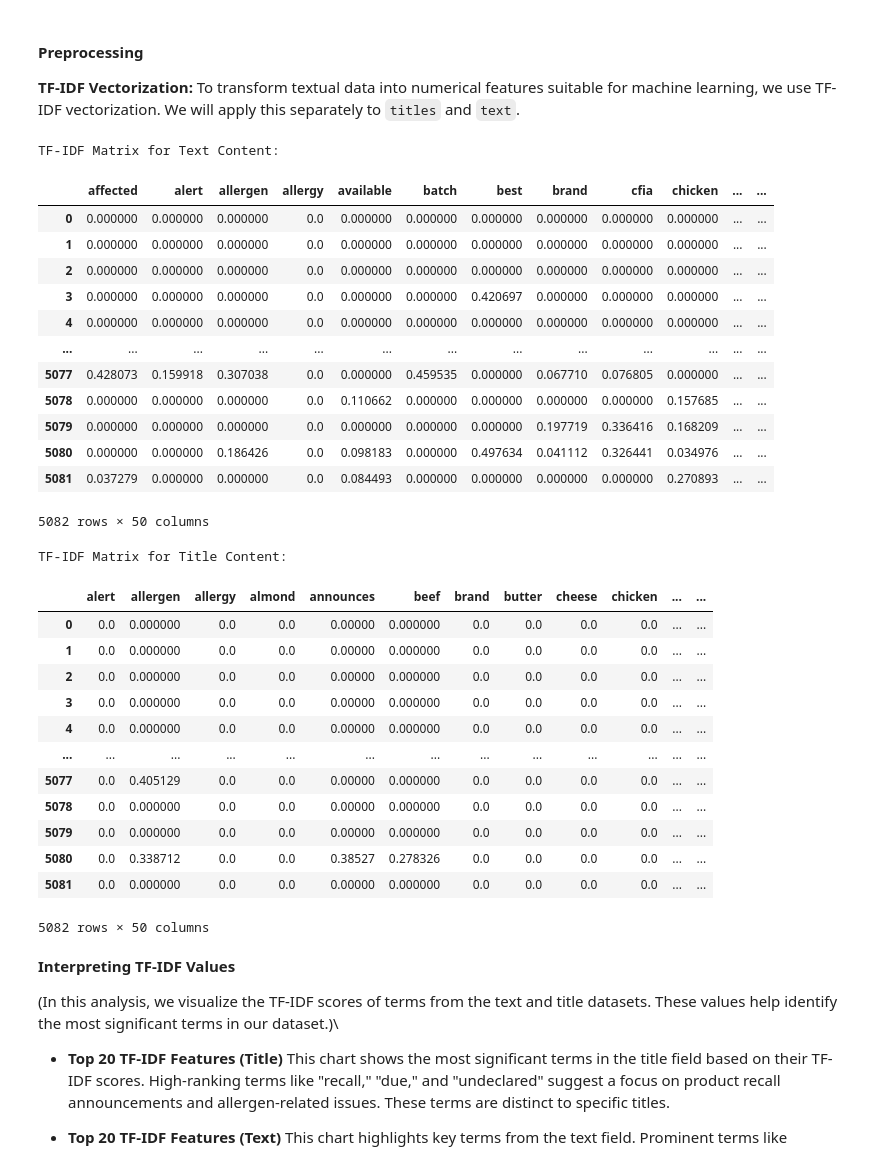
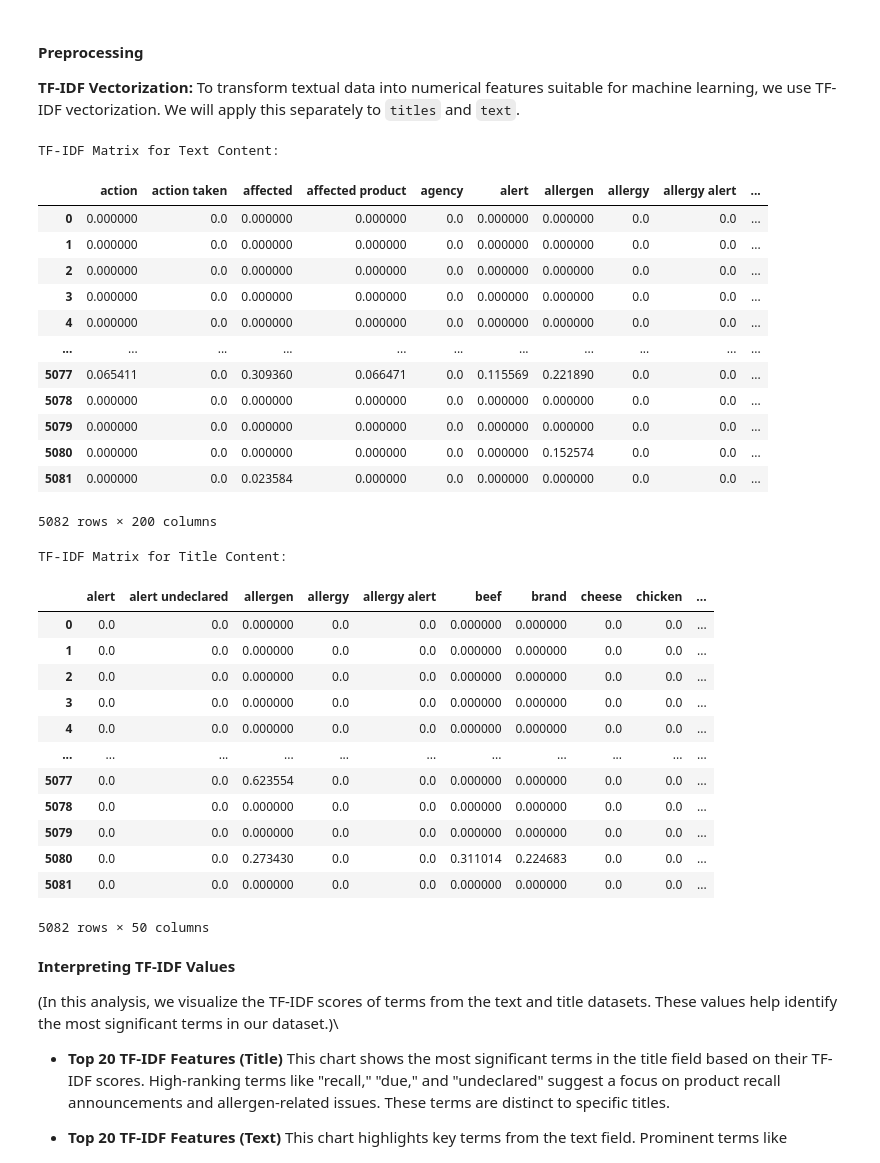
Before and after one commit to LefkiAth/SemEval2025, a Jupyter notebook: code/Benchmark_Analysis_LR.ipynb, the cells around one changed output. Saved outputs shown, nothing was run; the diff lists cells and outputs as text; code cells hidden in the pictures.

```diff
--- a/code/Benchmark_Analysis_LR.ipynb
+++ b/code/Benchmark_Analysis_LR.ipynb
@@ -94,66 +94,66 @@ val_text_data_tfidf = validation_data['text']
 val_title_data_tfidf = validation_data['title']
 
 # Initialize separate TF-IDF vectorizers for text and titles from train_data
-text_vectorizer = TfidfVectorizer(max_features=50)  # Top 50 features for text
-title_vectorizer = TfidfVectorizer(max_features=50)  # Top 50 features for titles
+text_vectorizer = TfidfVectorizer(ngram_range=(1, 2), max_features=200)
+title_vectorizer = TfidfVectorizer(ngram_range=(1, 2), max_features=50)
 
 # Initialize separate TF-IDF vectorizers for text and titles from validation_data
-val_text_vectorizer = TfidfVectorizer(max_features=50)  # Top 50 features for text
-val_title_vectorizer = TfidfVectorizer(max_features=50)  # Top 50 features for titles
+val_text_vectorizer = TfidfVectorizer(ngram_range=(1, 2), max_features=200)
+val_title_vectorizer = title_vectorizer = TfidfVectorizer(ngram_range=(1, 2), max_features=50)
 
 
 # Fit and transform the text and title data for train_data
 text_tfidf_matrix = text_vectorizer.fit_transform(text_data_tfidf)
 title_tfidf_matrix = title_vectorizer.fit_transform(title_data_tfidf)
 
 # Fit and transform the text and title data for validation_data
 val_text_tfidf_matrix = text_vectorizer.fit_transform(val_text_data_tfidf)
 val_title_tfidf_matrix = title_vectorizer.fit_transform(val_title_data_tfidf)
 
 # Convert the matrices to DataFrames for better readability for train_data
 text_tfidf_df = pd.DataFrame(text_tfidf_matrix.toarray(), columns=text_vectorizer.get_feature_names_out())
 title_tfidf_df = pd.DataFrame(title_tfidf_matrix.toarray(), columns=title_vectorizer.get_feature_names_out())
 
 # Convert the matrices to DataFrames for better readability for validation_data
 val_text_tfidf_df = pd.DataFrame(text_tfidf_matrix.toarray(), columns=text_vectorizer.get_feature_names_out())
 val_title_tfidf_df = pd.DataFrame(title_tfidf_matrix.toarray(), columns=title_vectorizer.get_feature_names_out())
 
 
 
 # Display the TF-IDF DataFrames
 print("TF-IDF Matrix for Text Content:")
 display(text_tfidf_df)
 
 print("TF-IDF Matrix for Title Content:")
 display(title_tfidf_df)
 # %% [output]
 TF-IDF Matrix for Text Content:
-|  | affected | alert | allergen | allergy | available | batch | best | brand | cfia | chicken | ... | ... |
-| 0 | 0.000000 | 0.000000 | 0.000000 | 0.0 | 0.000000 | 0.000000 | 0.000000 | 0.000000 | 0.000000 | 0.000000 | ... | ... |
-| 1 | 0.000000 | 0.000000 | 0.000000 | 0.0 | 0.000000 | 0.000000 | 0.000000 | 0.000000 | 0.000000 | 0.000000 | ... | ... |
-| 2 | 0.000000 | 0.000000 | 0.000000 | 0.0 | 0.000000 | 0.000000 | 0.000000 | 0.000000 | 0.000000 | 0.000000 | ... | ... |
-| 3 | 0.000000 | 0.000000 | 0.000000 | 0.0 | 0.000000 | 0.000000 | 0.420697 | 0.000000 | 0.000000 | 0.000000 | ... | ... |
-| 4 | 0.000000 | 0.000000 | 0.000000 | 0.0 | 0.000000 | 0.000000 | 0.000000 | 0.000000 | 0.000000 | 0.000000 | ... | ... |
-| ... | ... | ... | ... | ... | ... | ... | ... | ... | ... | ... | ... | ... |
-| 5077 | 0.428073 | 0.159918 | 0.307038 | 0.0 | 0.000000 | 0.459535 | 0.000000 | 0.067710 | 0.076805 | 0.000000 | ... | ... |
-| 5078 | 0.000000 | 0.000000 | 0.000000 | 0.0 | 0.110662 | 0.000000 | 0.000000 | 0.000000 | 0.000000 | 0.157685 | ... | ... |
-| 5079 | 0.000000 | 0.000000 | 0.000000 | 0.0 | 0.000000 | 0.000000 | 0.000000 | 0.197719 | 0.336416 | 0.168209 | ... | ... |
-| 5080 | 0.000000 | 0.000000 | 0.186426 | 0.0 | 0.098183 | 0.000000 | 0.497634 | 0.041112 | 0.326441 | 0.034976 | ... | ... |
-| 5081 | 0.037279 | 0.000000 | 0.000000 | 0.0 | 0.084493 | 0.000000 | 0.000000 | 0.000000 | 0.000000 | 0.270893 | ... | ... |
+|  | action | action taken | affected | affected product | agency | alert | allergen | allergy | allergy alert | ... |
+| 0 | 0.000000 | 0.0 | 0.000000 | 0.000000 | 0.0 | 0.000000 | 0.000000 | 0.0 | 0.0 | ... |
+| 1 | 0.000000 | 0.0 | 0.000000 | 0.000000 | 0.0 | 0.000000 | 0.000000 | 0.0 | 0.0 | ... |
+| 2 | 0.000000 | 0.0 | 0.000000 | 0.000000 | 0.0 | 0.000000 | 0.000000 | 0.0 | 0.0 | ... |
+| 3 | 0.000000 | 0.0 | 0.000000 | 0.000000 | 0.0 | 0.000000 | 0.000000 | 0.0 | 0.0 | ... |
+| 4 | 0.000000 | 0.0 | 0.000000 | 0.000000 | 0.0 | 0.000000 | 0.000000 | 0.0 | 0.0 | ... |
+| ... | ... | ... | ... | ... | ... | ... | ... | ... | ... | ... |
+| 5077 | 0.065411 | 0.0 | 0.309360 | 0.066471 | 0.0 | 0.115569 | 0.221890 | 0.0 | 0.0 | ... |
+| 5078 | 0.000000 | 0.0 | 0.000000 | 0.000000 | 0.0 | 0.000000 | 0.000000 | 0.0 | 0.0 | ... |
+| 5079 | 0.000000 | 0.0 | 0.000000 | 0.000000 | 0.0 | 0.000000 | 0.000000 | 0.0 | 0.0 | ... |
+| 5080 | 0.000000 | 0.0 | 0.000000 | 0.000000 | 0.0 | 0.000000 | 0.152574 | 0.0 | 0.0 | ... |
+| 5081 | 0.000000 | 0.0 | 0.023584 | 0.000000 | 0.0 | 0.000000 | 0.000000 | 0.0 | 0.0 | ... |
-5082 rows × 50 columns
+5082 rows × 200 columns
 TF-IDF Matrix for Title Content:
-|  | alert | allergen | allergy | almond | announces | beef | brand | butter | cheese | chicken | ... | ... |
-| 0 | 0.0 | 0.000000 | 0.0 | 0.0 | 0.00000 | 0.000000 | 0.0 | 0.0 | 0.0 | 0.0 | ... | ... |
-| 1 | 0.0 | 0.000000 | 0.0 | 0.0 | 0.00000 | 0.000000 | 0.0 | 0.0 | 0.0 | 0.0 | ... | ... |
-| 2 | 0.0 | 0.000000 | 0.0 | 0.0 | 0.00000 | 0.000000 | 0.0 | 0.0 | 0.0 | 0.0 | ... | ... |
-| 3 | 0.0 | 0.000000 | 0.0 | 0.0 | 0.00000 | 0.000000 | 0.0 | 0.0 | 0.0 | 0.0 | ... | ... |
-| 4 | 0.0 | 0.000000 | 0.0 | 0.0 | 0.00000 | 0.000000 | 0.0 | 0.0 | 0.0 | 0.0 | ... | ... |
-| ... | ... | ... | ... | ... | ... | ... | ... | ... | ... | ... | ... | ... |
-| 5077 | 0.0 | 0.405129 | 0.0 | 0.0 | 0.00000 | 0.000000 | 0.0 | 0.0 | 0.0 | 0.0 | ... | ... |
-| 5078 | 0.0 | 0.000000 | 0.0 | 0.0 | 0.00000 | 0.000000 | 0.0 | 0.0 | 0.0 | 0.0 | ... | ... |
-| 5079 | 0.0 | 0.000000 | 0.0 | 0.0 | 0.00000 | 0.000000 | 0.0 | 0.0 | 0.0 | 0.0 | ... | ... |
-| 5080 | 0.0 | 0.338712 | 0.0 | 0.0 | 0.38527 | 0.278326 | 0.0 | 0.0 | 0.0 | 0.0 | ... | ... |
-| 5081 | 0.0 | 0.000000 | 0.0 | 0.0 | 0.00000 | 0.000000 | 0.0 | 0.0 | 0.0 | 0.0 | ... | ... |
+|  | alert | alert undeclared | allergen | allergy | allergy alert | beef | brand | cheese | chicken | ... |
+| 0 | 0.0 | 0.0 | 0.000000 | 0.0 | 0.0 | 0.000000 | 0.000000 | 0.0 | 0.0 | ... |
+| 1 | 0.0 | 0.0 | 0.000000 | 0.0 | 0.0 | 0.000000 | 0.000000 | 0.0 | 0.0 | ... |
+| 2 | 0.0 | 0.0 | 0.000000 | 0.0 | 0.0 | 0.000000 | 0.000000 | 0.0 | 0.0 | ... |
+| 3 | 0.0 | 0.0 | 0.000000 | 0.0 | 0.0 | 0.000000 | 0.000000 | 0.0 | 0.0 | ... |
+| 4 | 0.0 | 0.0 | 0.000000 | 0.0 | 0.0 | 0.000000 | 0.000000 | 0.0 | 0.0 | ... |
+| ... | ... | ... | ... | ... | ... | ... | ... | ... | ... | ... |
+| 5077 | 0.0 | 0.0 | 0.623554 | 0.0 | 0.0 | 0.000000 | 0.000000 | 0.0 | 0.0 | ... |
+| 5078 | 0.0 | 0.0 | 0.000000 | 0.0 | 0.0 | 0.000000 | 0.000000 | 0.0 | 0.0 | ... |
+| 5079 | 0.0 | 0.0 | 0.000000 | 0.0 | 0.0 | 0.000000 | 0.000000 | 0.0 | 0.0 | ... |
+| 5080 | 0.0 | 0.0 | 0.273430 | 0.0 | 0.0 | 0.311014 | 0.224683 | 0.0 | 0.0 | ... |
+| 5081 | 0.0 | 0.0 | 0.000000 | 0.0 | 0.0 | 0.000000 | 0.000000 | 0.0 | 0.0 | ... |
 5082 rows × 50 columns
 # %% [markdown]
 **Interpreting TF-IDF Values**
```
Also changed, not shown: parts of 22 cells of this notebook.
